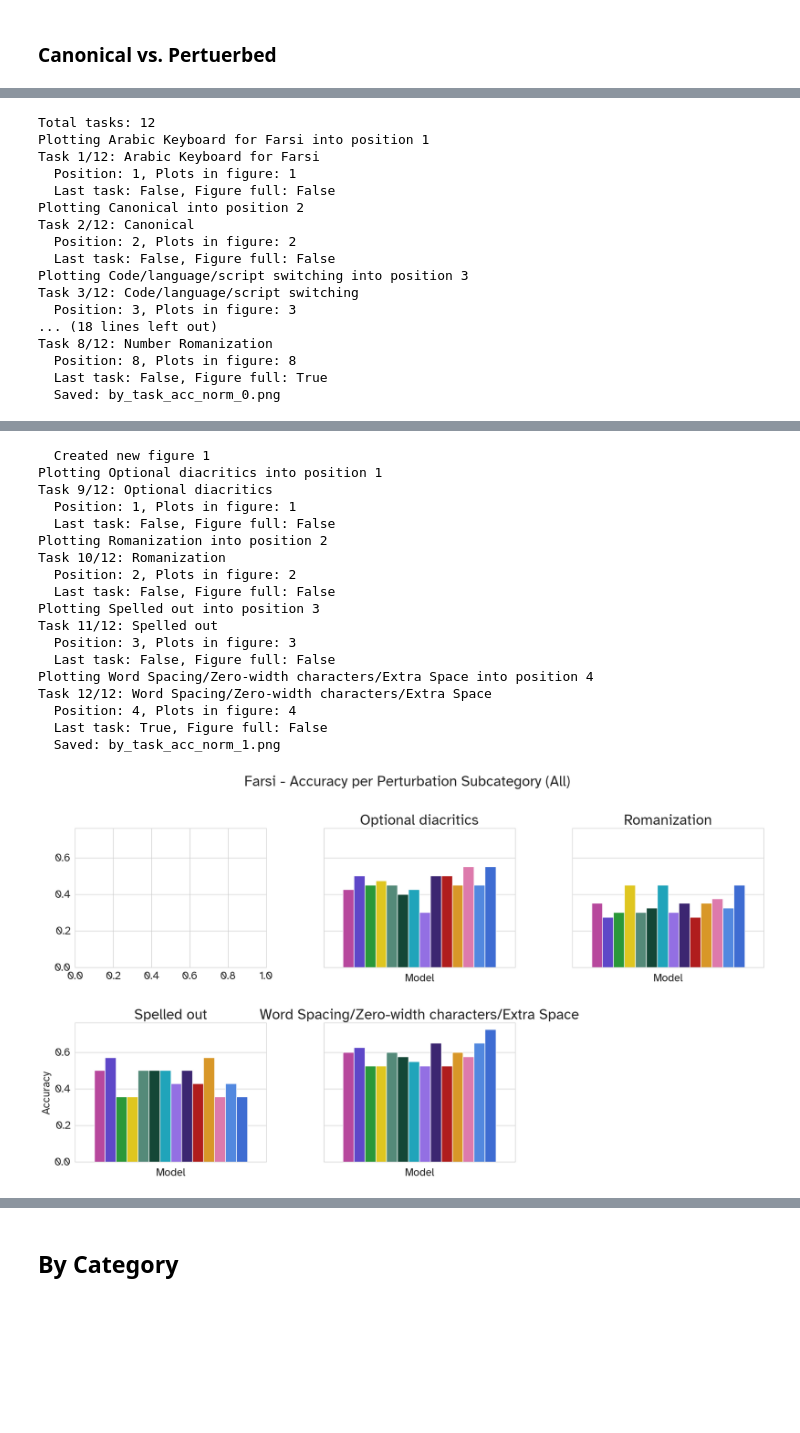
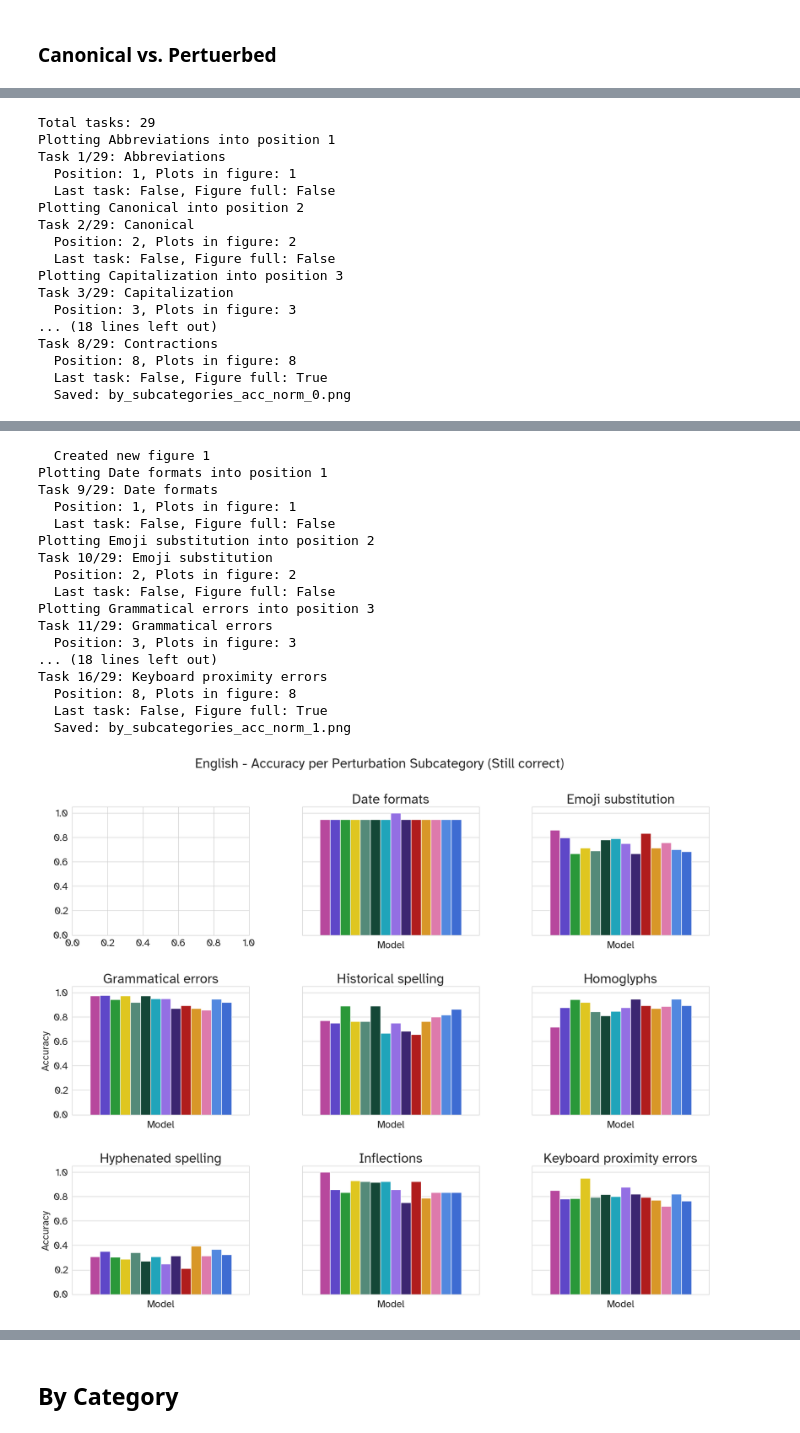
Before and after one commit to r-three/Tokenizers, a Jupyter notebook: notebooks/paper-benchmark-plots.ipynb, the cells around one changed output, grey strips where cells are left out. Saved outputs shown, nothing was run; the diff lists cells and outputs as text; code cells hidden in the pictures; blank space fills up the shorter version.

Commit message:
updated the plot generator notebook

```diff
--- a/notebooks/paper-benchmark-plots.ipynb
+++ b/notebooks/paper-benchmark-plots.ipynb
@@ -143,10 +146,10 @@ OUTPUT_DIR_ = Path("./output/prelim-results-v5")
 OUTPUT_DIR_ = Path("./output/paper-results-v5")
 
 # keeps set_id, model pairs that are correct for canonical
-# suffix = "(Still correct)"
-# only_keep_canonical_true = True
-# keep_remains_or_becomes_correct = False
-# only_keep_perturbed_true = False
+suffix = "(Still correct)"
+only_keep_canonical_true = True
+keep_remains_or_becomes_correct = False
+only_keep_perturbed_true = False
 
 # suffix = "(Remains or Becomes Correct)"
 # only_keep_canonical_true = False
@@ -159,15 +162,15 @@ OUTPUT_DIR_ = Path("./output/paper-results-v5")
 # only_keep_perturbed_true = True
 
 # keep all the samples
-suffix = "(All)"
-only_keep_canonical_true = False
-keep_remains_or_becomes_correct = False
-only_keep_perturbed_true = False
+# suffix = "(All)"
+# only_keep_canonical_true = False
+# keep_remains_or_becomes_correct = False
+# only_keep_perturbed_true = False
 
 
-code_pattern = "*tokenizer_robustness_completion_farsi*"
-title_pattern = "Farsi - "
-OUTPUT_DIR = OUTPUT_DIR_/"farsi"
+# code_pattern = "*tokenizer_robustness_completion_farsi*"
+# title_pattern = "Farsi - "
+# OUTPUT_DIR = OUTPUT_DIR_/"farsi"
 
 # code_pattern = "*tokenizer_robustness_completion_turkish*"
 # title_pattern = "Turkish - "
@@ -181,9 +184,9 @@ OUTPUT_DIR = OUTPUT_DIR_/"farsi"
 # title_pattern = "MATH - "
 # OUTPUT_DIR = OUTPUT_DIR_/"math"
 
-# code_pattern = "*tokenizer_robustness_completion_english*"
-# title_pattern = "English - "
-# OUTPUT_DIR = OUTPUT_DIR_/"english"
+code_pattern = "*tokenizer_robustness_completion_english*"
+title_pattern = "English - "
+OUTPUT_DIR = OUTPUT_DIR_/"english"
 
 # code_pattern = "*tokenizer_robustness_completion_chinese*"
 # title_pattern = "Chinese - "
@@ -597,7 +610,7 @@ for i, task in enumerate(tasks):  # Start from 0
         )
 
         # Save the figure
-        filename = f"by_task_{METRIC}_{fig_cnt}.png"
+        filename = f"by_subcategories_{METRIC}_{fig_cnt}.png"
         plt.savefig(OUTPUT_DIR / filename, pad_inches=0.1, bbox_inches="tight")
         print(f"  Saved: {filename}")
         plt.show()
@@ -617,20 +630,20 @@ print(f"\nTotal figures saved: {fig_cnt}")
 print(f"Tasks processed: {len(tasks)}")
 print(accuracies_by_model)
 # %% [output]
-Total tasks: 12
-Plotting Arabic Keyboard for Farsi into position 1
-Task 1/12: Arabic Keyboard for Farsi
+Total tasks: 29
+Plotting Abbreviations into position 1
+Task 1/29: Abbreviations
   Position: 1, Plots in figure: 1
   Last task: False, Figure full: False
 Plotting Canonical into position 2
-Task 2/12: Canonical
+Task 2/29: Canonical
   Position: 2, Plots in figure: 2
   Last task: False, Figure full: False
-Plotting Code/language/script switching into position 3
-Task 3/12: Code/language/script switching
+Plotting Capitalization into position 3
+Task 3/29: Capitalization
   Position: 3, Plots in figure: 3
 ... (18 lines left out)
-Task 8/12: Number Romanization
+Task 8/29: Contractions
   Position: 8, Plots in figure: 8
   Last task: False, Figure full: True
-  Saved: by_task_acc_norm_0.png
+  Saved: by_subcategories_acc_norm_0.png
@@ -638,19 +651,18 @@ Task 8/12: Number Romanization
   Created new figure 1
-Plotting Optional diacritics into position 1
-Task 9/12: Optional diacritics
+Plotting Date formats into position 1
+Task 9/29: Date formats
   Position: 1, Plots in figure: 1
   Last task: False, Figure full: False
-Plotting Romanization into position 2
-Task 10/12: Romanization
+Plotting Emoji substitution into position 2
+Task 10/29: Emoji substitution
   Position: 2, Plots in figure: 2
   Last task: False, Figure full: False
-Plotting Spelled out into position 3
-Task 11/12: Spelled out
+Plotting Grammatical errors into position 3
+Task 11/29: Grammatical errors
   Position: 3, Plots in figure: 3
-  Last task: False, Figure full: False
-Plotting Word Spacing/Zero-width characters/Extra Space into position 4
-Task 12/12: Word Spacing/Zero-width characters/Extra Space
-  Position: 4, Plots in figure: 4
-  Last task: True, Figure full: False
-  Saved: by_task_acc_norm_1.png
+... (18 lines left out)
+Task 16/29: Keyboard proximity errors
+  Position: 8, Plots in figure: 8
+  Last task: False, Figure full: True
+  Saved: by_subcategories_acc_norm_1.png
-[figure, old version]
+[figure, new version]
```
Also changed, not shown: parts of 25 cells of this notebook.
